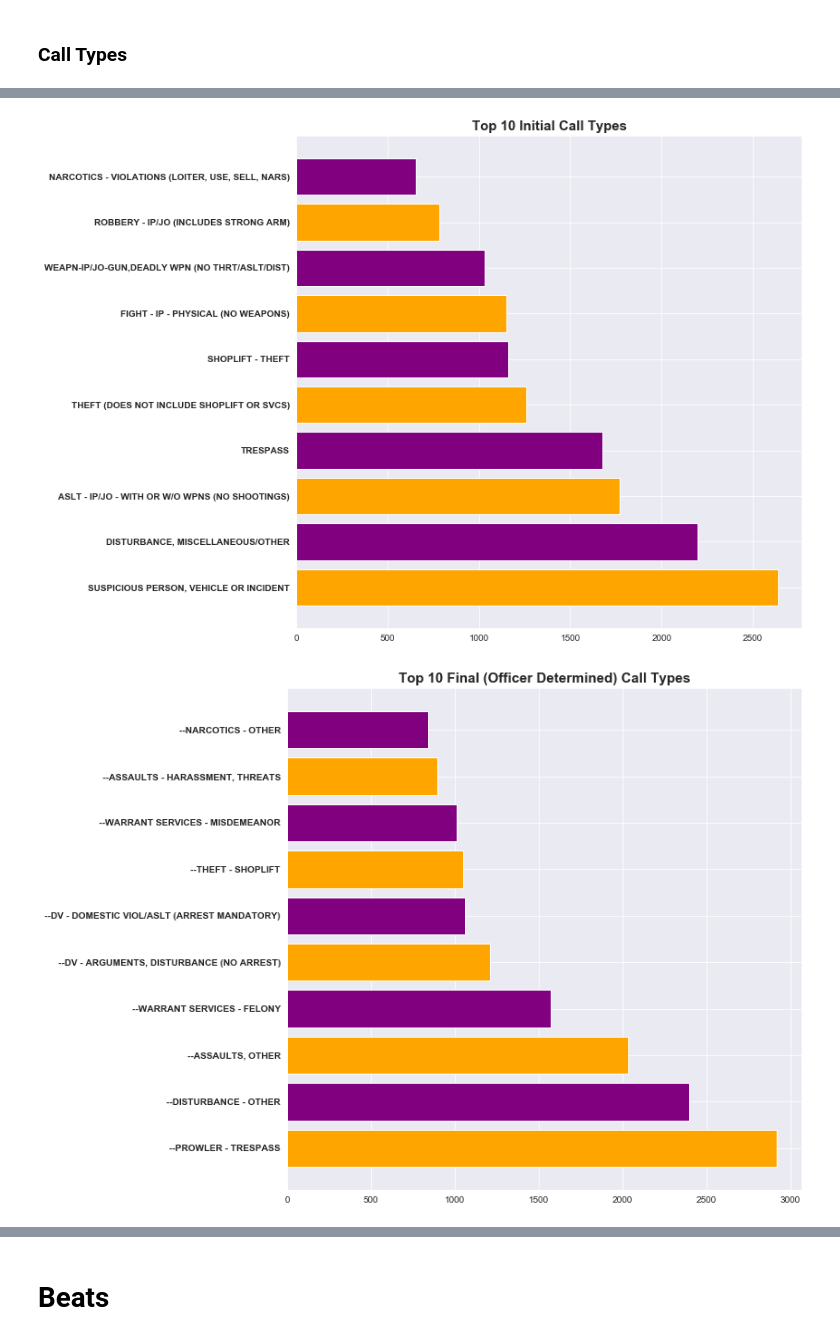
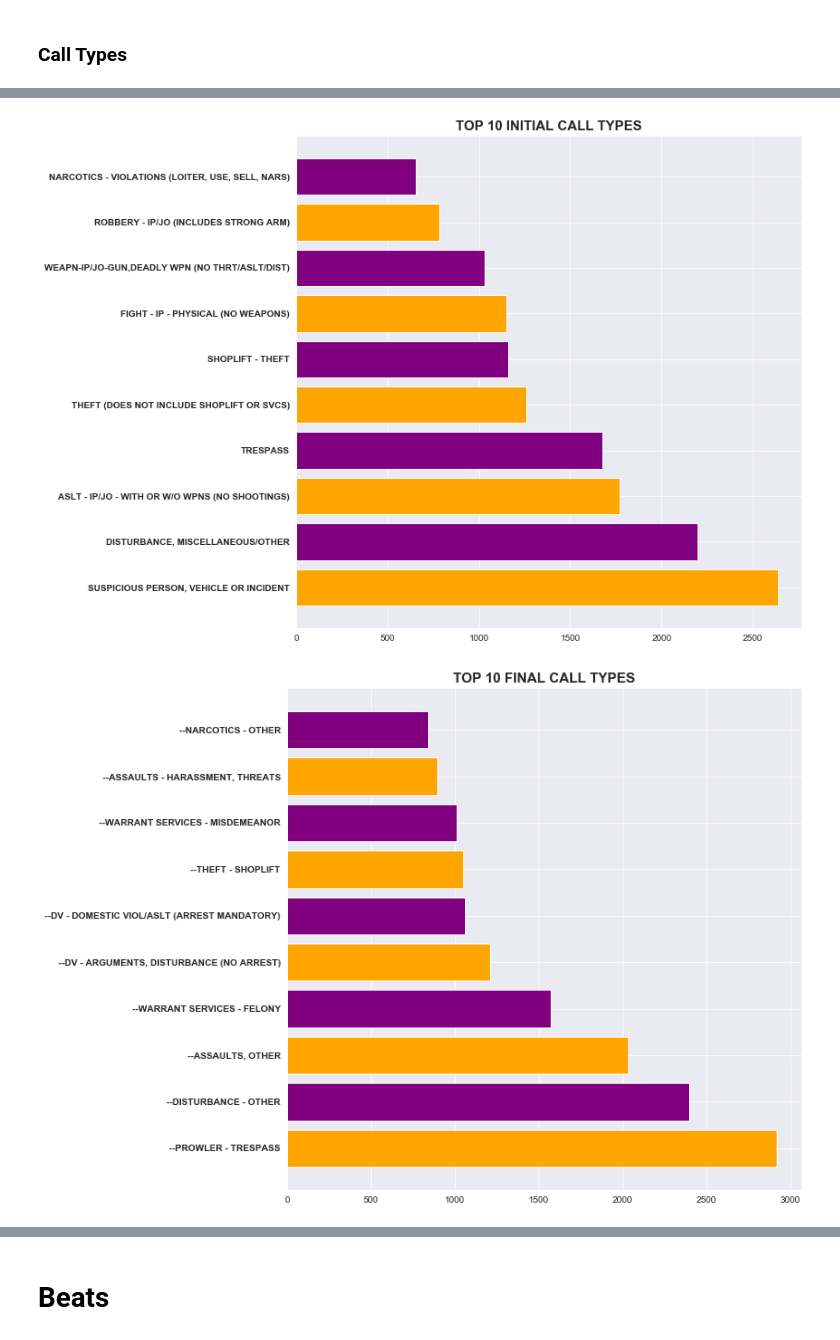
Before and after one commit to kevinmacmat/investigating_terry_stops, a Jupyter notebook: eda-Copy1.ipynb, the cells around one changed output, grey strips where cells are left out. Drawn from its saved outputs; the diff is of its cells as text; code cells hidden in the pictures.

```diff
--- a/eda-Copy1.ipynb
+++ b/eda-Copy1.ipynb
@@ -114,20 +115,20 @@ init_call_values = df.init_call_type.value_counts()[1:11].values
 plt.figure(figsize=(10,10))
 plt.barh(init_call_names, init_call_values, color=['orange', 'purple'])
 plt.yticks(fontweight='bold')
-plt.title('Top 10 Initial Call Types', fontweight='bold', fontsize=15)
+plt.title('TOP 10 INITIAL CALL TYPES', fontweight='bold', fontsize=15)
 plt.show()
 # %% [output]
-[figure, old version]
+[figure, new version]
 # %%
 final_call_names = df.final_call_type.value_counts()[1:11].index
 final_call_values = df.final_call_type.value_counts()[1:11].values
 plt.figure(figsize=(10,10))
 plt.barh(final_call_names, final_call_values, color=['orange', 'purple'])
 plt.yticks(fontweight='bold')
-plt.title('Top 10 Final (Officer Determined) Call Types', fontweight='bold', fontsize=15)
+plt.title('TOP 10 FINAL CALL TYPES', fontweight='bold', fontsize=15)
 plt.show()
 # %% [output]
-[figure, old version]
+[figure, new version]
 # %%
 plt.figure(figsize=(10,10))
 plt.barh(df.call_type.value_counts().index, df.call_type.value_counts().values, color=['orange', 'purple'])
```
Also changed, not shown: parts of 12 cells of this notebook.
